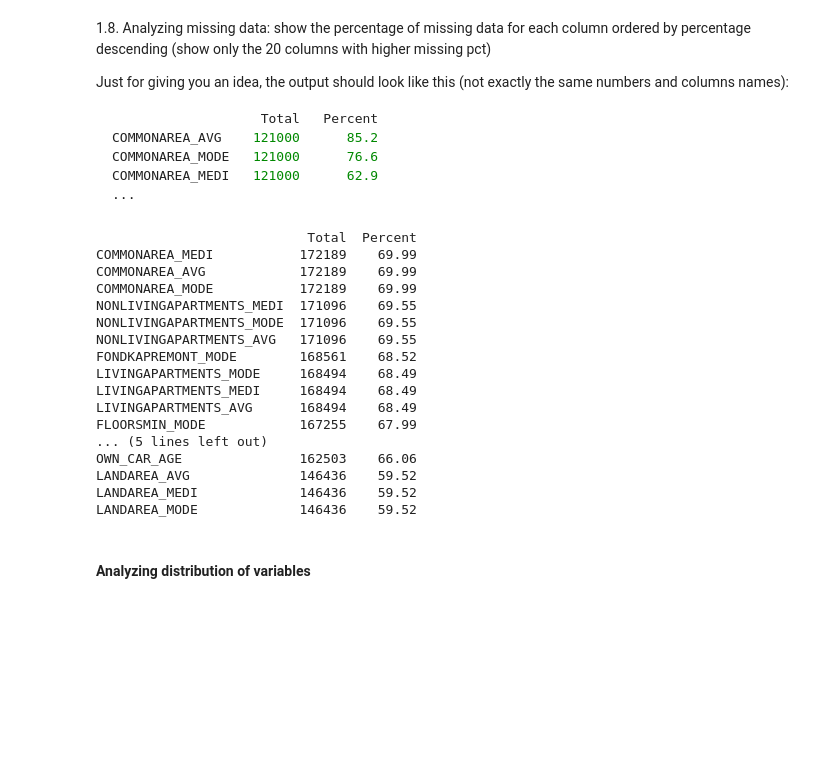
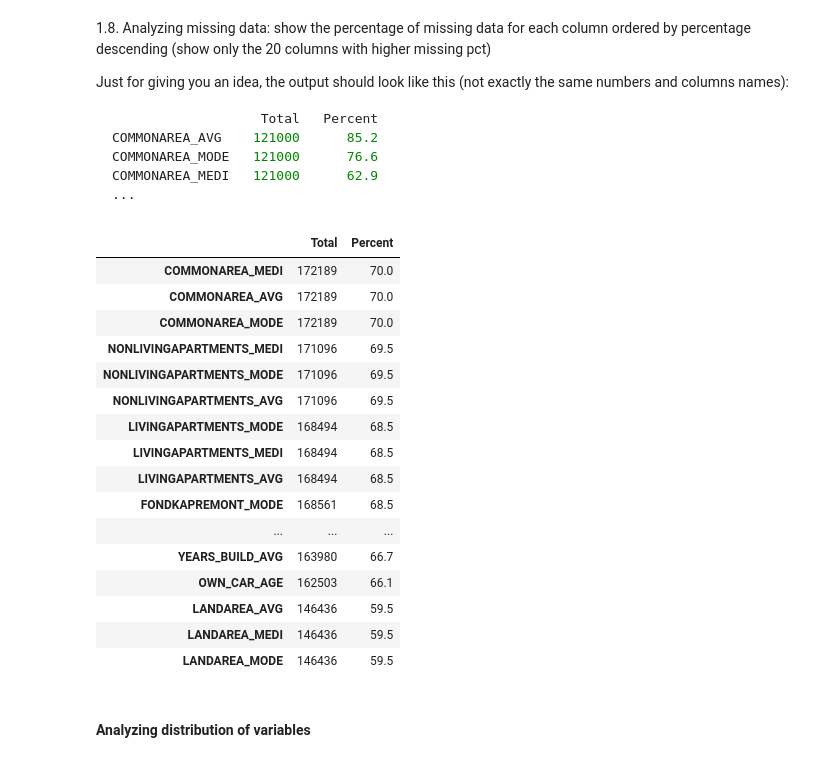
Before and after one commit to ferwuy/ml-anyoneai-sprint2, a Jupyter notebook: AnyoneAI - Sprint Project 02.ipynb, the cells around one changed output. Drawn from its saved outputs; the diff is of its cells as text; code cells hidden in the pictures; blank space fills up the shorter version.

```diff
--- a/AnyoneAI - Sprint Project 02.ipynb
+++ b/AnyoneAI - Sprint Project 02.ipynb
@@ -300,51 +328,51 @@ COMMONAREA_MEDI   121000      62.9
 # 1.8 Missing data analysis (top 20 columns by missing percentage)
 # Store total number of rows once for reuse
 total_rows = len(app_train)  # Total samples in training set
 
 # Count missing (NaN) values per column
 missing_counts = app_train.isna().sum()  # Series: column_name -> number of NaNs
 
 # Keep only columns that actually have at least one missing value
 missing_counts = missing_counts[missing_counts > 0]  # Filter out fully complete columns
 
 # If there are no missing values, report and skip further processing
 if missing_counts.empty:  # Check if Series has length 0
     print("No missing values found in the training dataset.")  # Informative message
 else:
     # Compute percentage of missing values for each column
-    missing_percent = (missing_counts / total_rows * 100).round(2)  # Percent with 2 decimals
+    missing_percent = (missing_counts / total_rows * 100).round(1)  # Percent with 2 decimals
 
     # Combine counts and percentages into a single DataFrame
     missing_df = (pd.DataFrame({
         'Total': missing_counts,     # Absolute count of NaNs
         'Percent': missing_percent          # Percentage of NaNs
     })
     .sort_values('Percent', ascending=False)  # Order columns by descending missing percentage
     )
 
     # Select only the top 20 columns with the highest missing percentage
     top20 = missing_df.head(20)  # Truncate to first 20 rows
 
     # Display the resulting table for quick inspection
     display(top20)  # Nicely formatted output in Jupyter
 # %% [output]
-                           Total  Percent
-COMMONAREA_MEDI           172189    69.99
-COMMONAREA_AVG            172189    69.99
-COMMONAREA_MODE           172189    69.99
-NONLIVINGAPARTMENTS_MEDI  171096    69.55
-NONLIVINGAPARTMENTS_MODE  171096    69.55
-NONLIVINGAPARTMENTS_AVG   171096    69.55
-FONDKAPREMONT_MODE        168561    68.52
-LIVINGAPARTMENTS_MODE     168494    68.49
-LIVINGAPARTMENTS_MEDI     168494    68.49
-LIVINGAPARTMENTS_AVG      168494    68.49
-FLOORSMIN_MODE            167255    67.99
-... (5 lines left out)
-OWN_CAR_AGE               162503    66.06
-LANDAREA_AVG              146436    59.52
-LANDAREA_MEDI             146436    59.52
-LANDAREA_MODE             146436    59.52
+|  | Total | Percent |
+| COMMONAREA_MEDI | 172189 | 70.0 |
+| COMMONAREA_AVG | 172189 | 70.0 |
+| COMMONAREA_MODE | 172189 | 70.0 |
+| NONLIVINGAPARTMENTS_MEDI | 171096 | 69.5 |
+| NONLIVINGAPARTMENTS_MODE | 171096 | 69.5 |
+| NONLIVINGAPARTMENTS_AVG | 171096 | 69.5 |
+| LIVINGAPARTMENTS_MODE | 168494 | 68.5 |
+| LIVINGAPARTMENTS_MEDI | 168494 | 68.5 |
+| LIVINGAPARTMENTS_AVG | 168494 | 68.5 |
+| FONDKAPREMONT_MODE | 168561 | 68.5 |
+| ... | ... | ... |
+| YEARS_BUILD_AVG | 163980 | 66.7 |
+| OWN_CAR_AGE | 162503 | 66.1 |
+| LANDAREA_AVG | 146436 | 59.5 |
+| LANDAREA_MEDI | 146436 | 59.5 |
+| LANDAREA_MODE | 146436 | 59.5 |
 # %% [markdown]
 #### Analyzing distribution of variables
 # %% [markdown]
```
Also changed, not shown: parts of 1 cell of this notebook.
